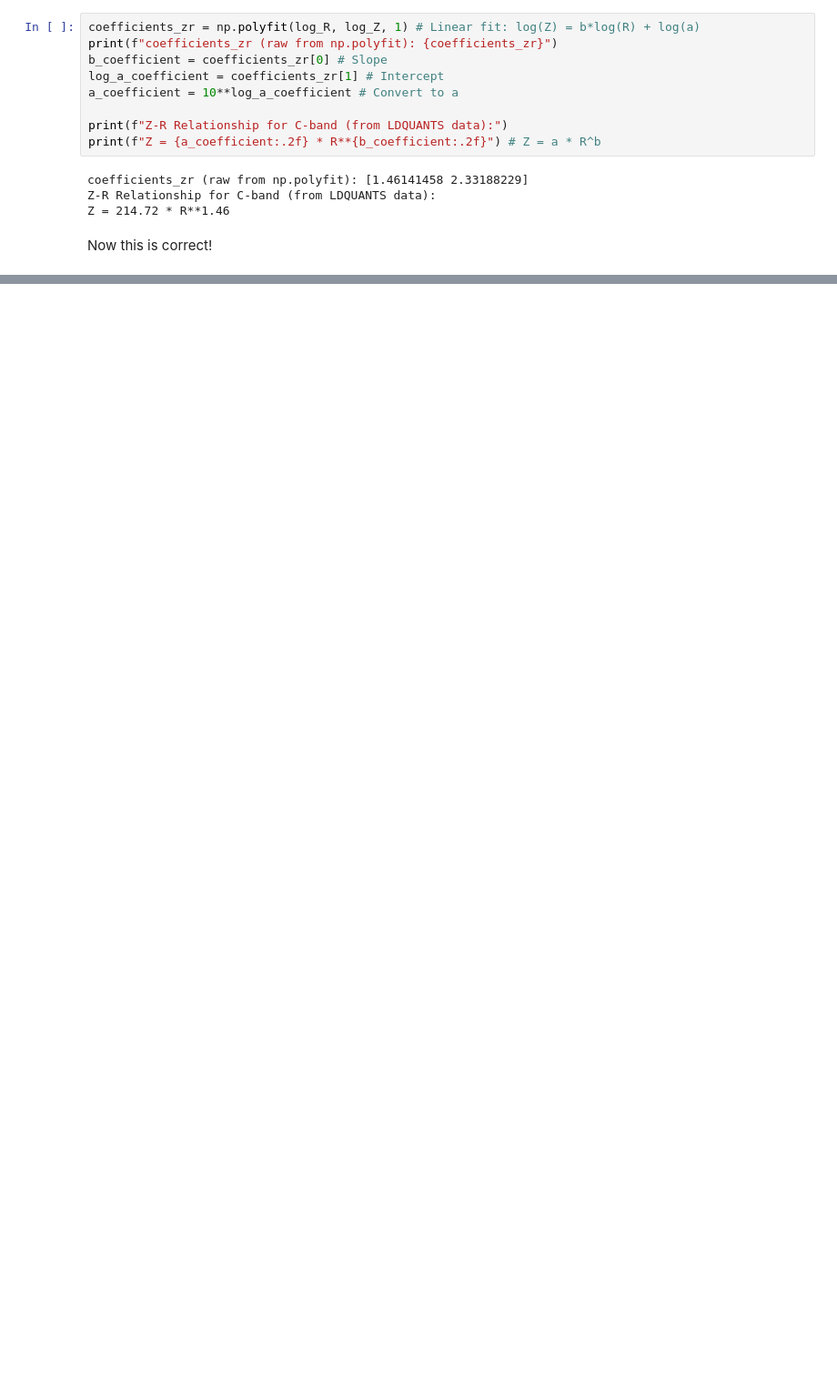
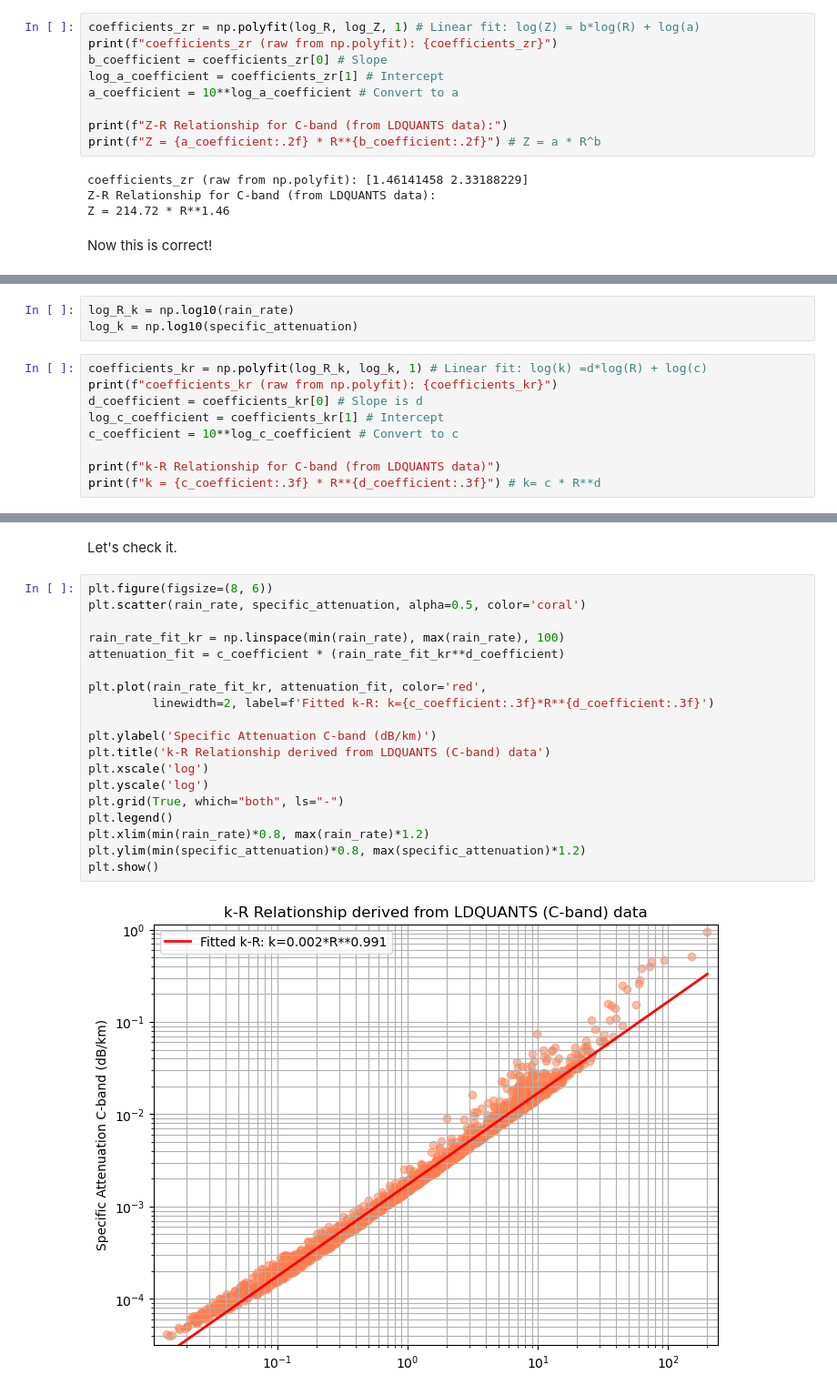
Before and after one commit to RBhupi/bnf-amf3, a Jupyter notebook: code/notebooks/ldquants_analysis.ipynb, the cells around one changed output, grey strips where cells are left out. Shown at 91% size. Cells and saved outputs as stored; diff of their text form; blank space fills up the shorter version.

```diff
--- a/code/notebooks/ldquants_analysis.ipynb
+++ b/code/notebooks/ldquants_analysis.ipynb
@@ -133,0 +162,12 @@ Now this is correct!
+# %%
+log_R_k = np.log10(rain_rate)
+log_k = np.log10(specific_attenuation)
+# %%
+coefficients_kr = np.polyfit(log_R_k, log_k, 1) # Linear fit: log(k) =d*log(R) + log(c)
+print(f"coefficients_kr (raw from np.polyfit): {coefficients_kr}")
+d_coefficient = coefficients_kr[0] # Slope is d
+log_c_coefficient = coefficients_kr[1] # Intercept
+c_coefficient = 10**log_c_coefficient # Convert to c
+
+print(f"k-R Relationship for C-band (from LDQUANTS data)")
+print(f"k = {c_coefficient:.3f} * R**{d_coefficient:.3f}") # k= c * R**d
@@ -133,0 +178,23 @@ Now this is correct!
+# %% [markdown]
+Let's check it.
+# %%
+plt.figure(figsize=(8, 6))
+plt.scatter(rain_rate, specific_attenuation, alpha=0.5, color='coral')
+
+rain_rate_fit_kr = np.linspace(min(rain_rate), max(rain_rate), 100)
+attenuation_fit = c_coefficient * (rain_rate_fit_kr**d_coefficient)
+
+plt.plot(rain_rate_fit_kr, attenuation_fit, color='red',
+         linewidth=2, label=f'Fitted k-R: k={c_coefficient:.3f}*R**{d_coefficient:.3f}')
+
+plt.ylabel('Specific Attenuation C-band (dB/km)')
+plt.title('k-R Relationship derived from LDQUANTS (C-band) data')
+plt.xscale('log')
+plt.yscale('log')
+plt.grid(True, which="both", ls="-")
+plt.legend()
+plt.xlim(min(rain_rate)*0.8, max(rain_rate)*1.2)
+plt.ylim(min(specific_attenuation)*0.8, max(specific_attenuation)*1.2)
+plt.show()
+# %% [output]
+[figure, added]
```
Also changed, not shown: parts of 6 cells of this notebook.
